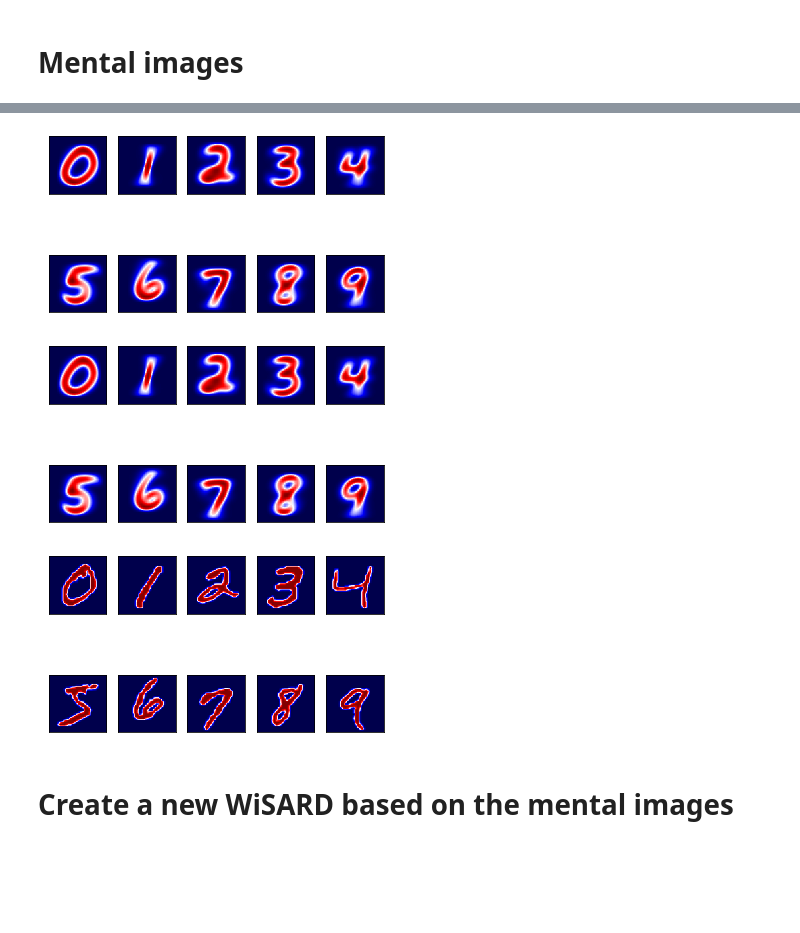
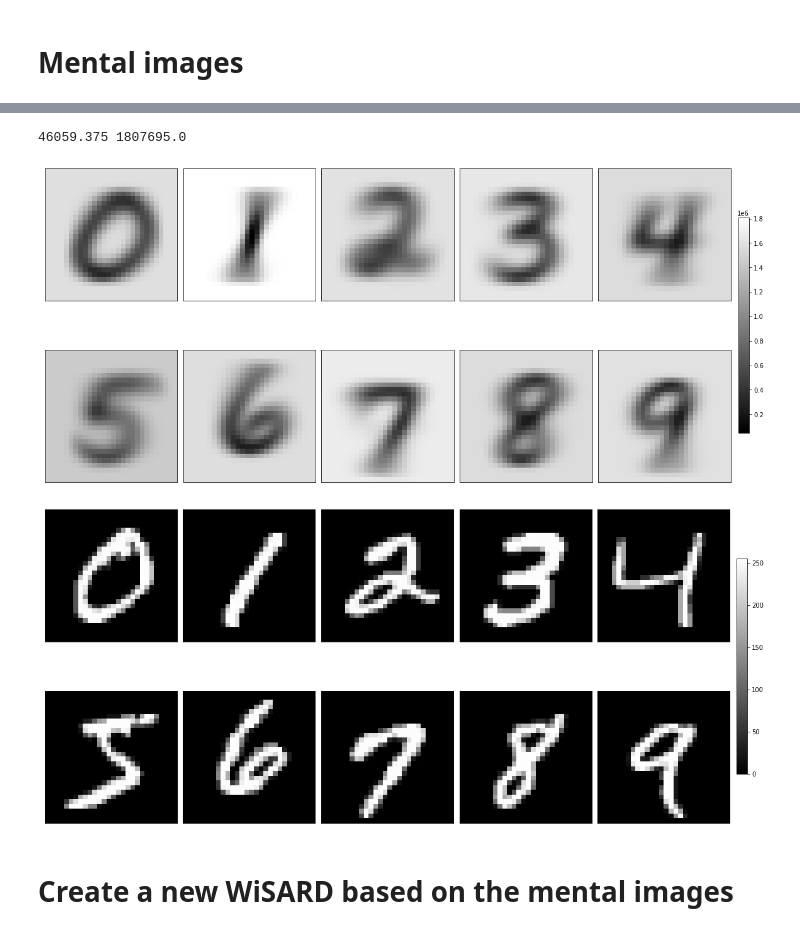
Before and after one commit to otavioon/wisard, a Jupyter notebook: wisard_mental_images.ipynb, the cells around one changed output, grey strips where cells are left out. Saved outputs shown, nothing was run; the diff lists cells and outputs as text; code cells hidden in the pictures; blank space fills up the shorter version.

```diff
--- a/wisard_mental_images.ipynb
+++ b/wisard_mental_images.ipynb
@@ -121,6 +136,6 @@ input_idxs = np.random.shuffle(np.arange(input_size))  # Order to select element
 randomize = False  # Randomize selection order?
 # %%
-model = WiSARD(
+model_original = WiSARD(
     num_inputs=input_size,
     num_classes=num_classes,
     unit_inputs=tuple_size,
@@ -137,2 +148,2 @@ X_train[0].shape
 # %%
-train_model(model, X_train, y_train)
+train_model(model_original, X_train, y_train)
@@ -164,6 +174,7 @@ Ties: 32 (0.4571%)
 # %% [markdown]
 # Mental images
 # %%
-imgs = model.mental_images()
+imgs = model_original.mental_images()
 # %%
-decoded_imgs = [thermometer.decode(im.reshape(16, 784)) for im in imgs]
+decoded_img_0s = [thermometer.decode(im[0].reshape(16, 784)) for im in imgs]
+decoded_img_1s = [thermometer.decode(im[1].reshape(16, 784)) for im in imgs]
@@ -170,19 +190,15 @@ decoded_imgs = [thermometer.decode(im.reshape(16, 784)) for im in imgs]
 # %%
-display_mnist_digits(X=decoded_imgs, y=list(range(10)))
+decoded_min = min(img.min() for img in decoded_img_0s)
+decoded_max = max(img.max() for img in decoded_img_0s)
+print(decoded_min, decoded_max)
+display_mnist_digits(
+    X=decoded_img_0s, y=list(range(10)), vmin=decoded_min, vmax=decoded_max)
 # %% [output]
+46059.375 1807695.0
-[figure, old version]
+[figure, new version]
-# %%
-normalized_decoded_imgs = [
-    (dec_img * (thermometer.maximum / dec_img.max())).astype("int")
-    for dec_img in decoded_imgs
-]
-
-display_mnist_digits(X=normalized_decoded_imgs, y=list(range(10)))
-# %% [output]
-[figure, removed]
 # %%
-display_mnist_digits(X=X.values, y=y)
+display_mnist_digits(X=X.values, y=y, vmin=0, vmax=255)
 # %% [output]
-[figure, old version]
+[figure, new version]
 # %% [markdown]
 # Create a new WiSARD based on the mental images
```
Also changed, not shown: parts of 36 cells of this notebook, 3 other files.
